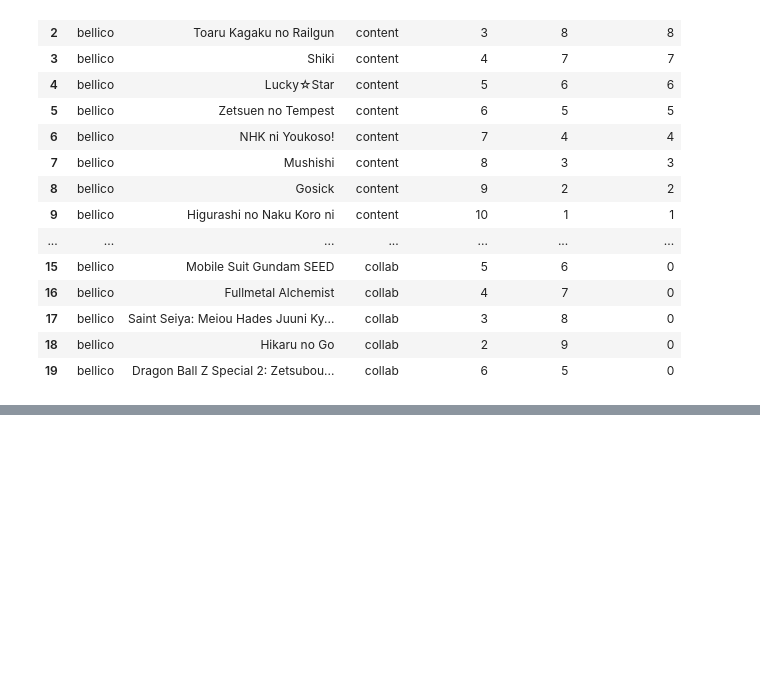
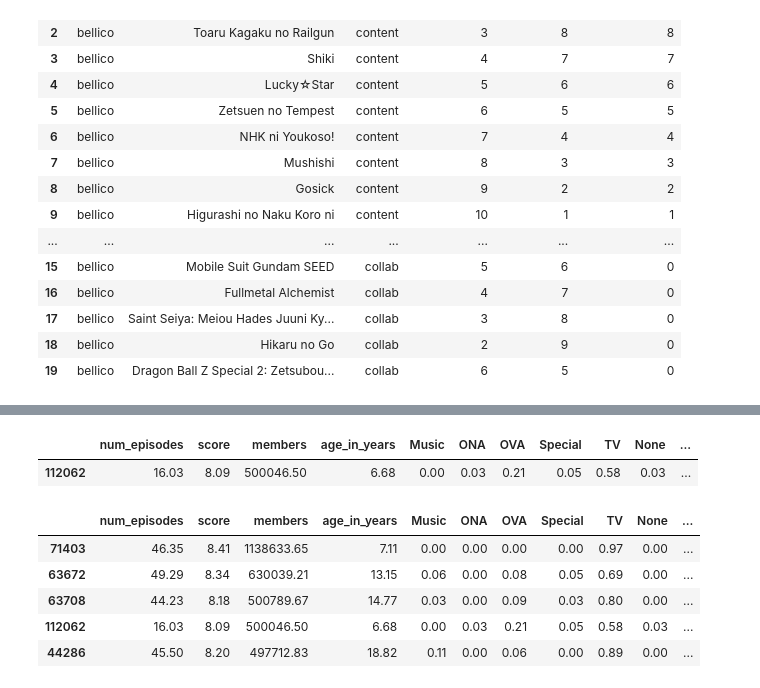
Before and after one commit to binh748/anime-recommender, a Jupyter notebook: notebooks/building_recommender.ipynb, the cells around one changed output, grey strips where cells are left out. Saved outputs shown, nothing was run; the diff lists cells and outputs as text; code cells hidden in the pictures; blank space fills up the shorter version.

```diff
--- a/notebooks/building_recommender.ipynb
+++ b/notebooks/building_recommender.ipynb
@@ -694,0 +711,14 @@ bellico_rec_score_df.sort_values('weighted_score', ascending=False, ignore_index
+# %%
+user_vector_df.iloc[[112062]]
+# %% [output]
+|  | num_episodes | score | members | age_in_years | Music | ONA | OVA | Special | TV | None | ... |
+| 112062 | 16.03 | 8.09 | 500046.50 | 6.68 | 0.00 | 0.03 | 0.21 | 0.05 | 0.58 | 0.03 | ... |
+# %%
+user_vector_df[(user_vector_df['Shounen'] > 0.5) & (user_vector_df['Shounen'] < 0.7)].sample(5)
+# %% [output]
+|  | num_episodes | score | members | age_in_years | Music | ONA | OVA | Special | TV | None | ... |
+| 71403 | 46.35 | 8.41 | 1138633.65 | 7.11 | 0.00 | 0.00 | 0.00 | 0.00 | 0.97 | 0.00 | ... |
+| 63672 | 49.29 | 8.34 | 630039.21 | 13.15 | 0.06 | 0.00 | 0.08 | 0.05 | 0.69 | 0.00 | ... |
+| 63708 | 44.23 | 8.18 | 500789.67 | 14.77 | 0.03 | 0.00 | 0.09 | 0.03 | 0.80 | 0.00 | ... |
+| 112062 | 16.03 | 8.09 | 500046.50 | 6.68 | 0.00 | 0.03 | 0.21 | 0.05 | 0.58 | 0.03 | ... |
+| 44286 | 45.50 | 8.20 | 497712.83 | 18.82 | 0.11 | 0.00 | 0.06 | 0.00 | 0.89 | 0.00 | ... |
```
Also changed, not shown: parts of 43 cells of this notebook, 2 other files.
